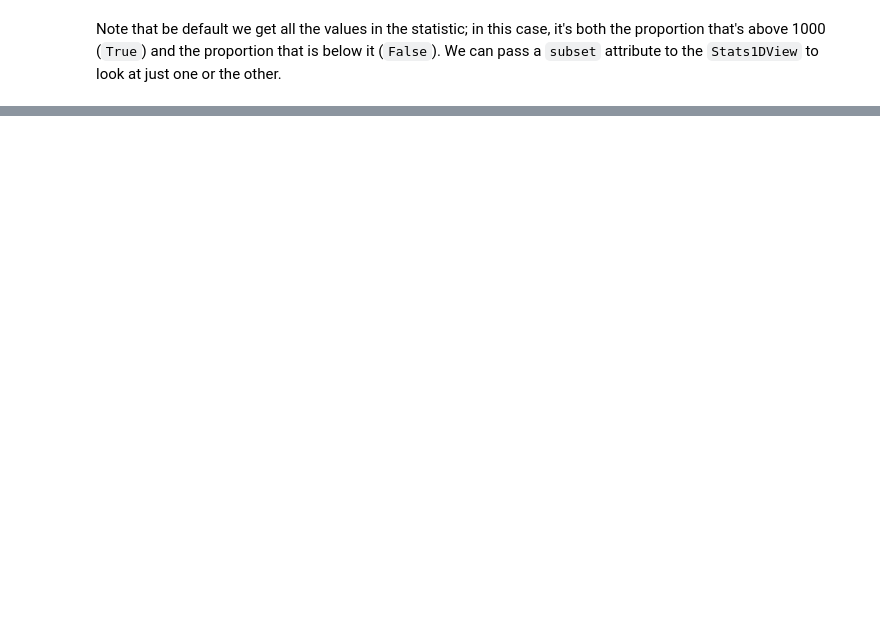
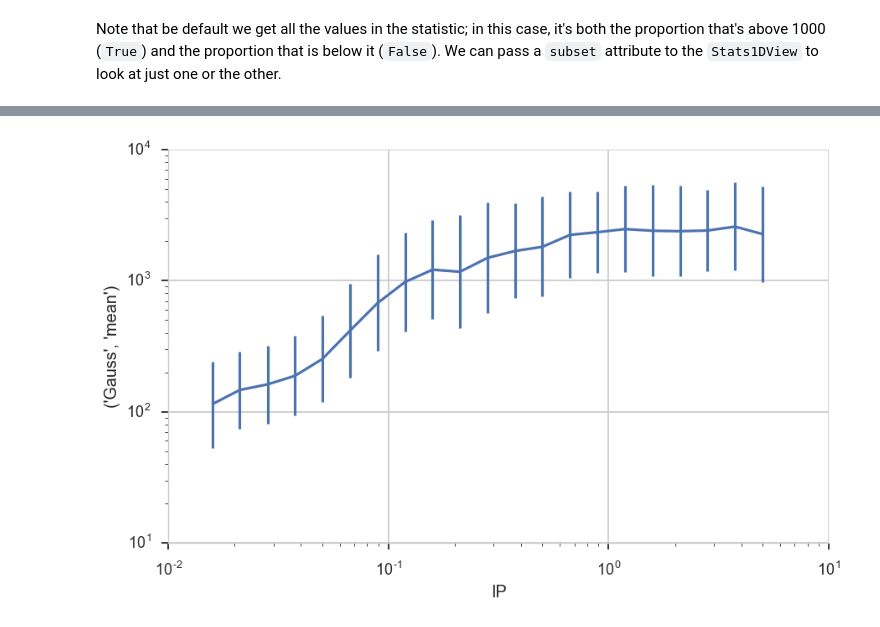
Before and after one commit to cytoflow/cytoflow, a Jupyter notebook: docs/examples-basic/Statistics.ipynb, the cells around one changed output, grey strips where cells are left out. Drawn from its saved outputs; the diff is of its cells as text; code cells hidden in the pictures; blank space fills up the shorter version.

Commit message:
update Statistics and Basic Cytometry

```diff
--- a/docs/examples-basic/Statistics.ipynb
+++ b/docs/examples-basic/Statistics.ipynb
@@ -269,0 +306,8 @@ One of the most exciting aspects of statistics in `cytoflow` is that other data-
+# %%
+op = flow.GaussianMixture1DOp(name = "Gauss",
+                              channel = "FITC-A",
+                              by = ["IP"],
+                              scale = "logicle")
+op.estimate(ex)
+ex2 = op.apply(ex)
+op.default_view(subset = "IP == 0.0159 | IP == 5.0").plot(ex2)
@@ -269,0 +341,8 @@ One of the most exciting aspects of statistics in `cytoflow` is that other data-
+# %%
+flow.Stats1DView(statistic = ("Gauss", "mean"),
+                 xvariable = "IP",
+                 xscale = "log",
+                 yscale = "log",
+                 error_statistic = ("Gauss", "interval")).plot(ex2)
+# %% [output]
+[figure, added]
```
Also changed, not shown: parts of 15 cells of this notebook, 1 other file.
